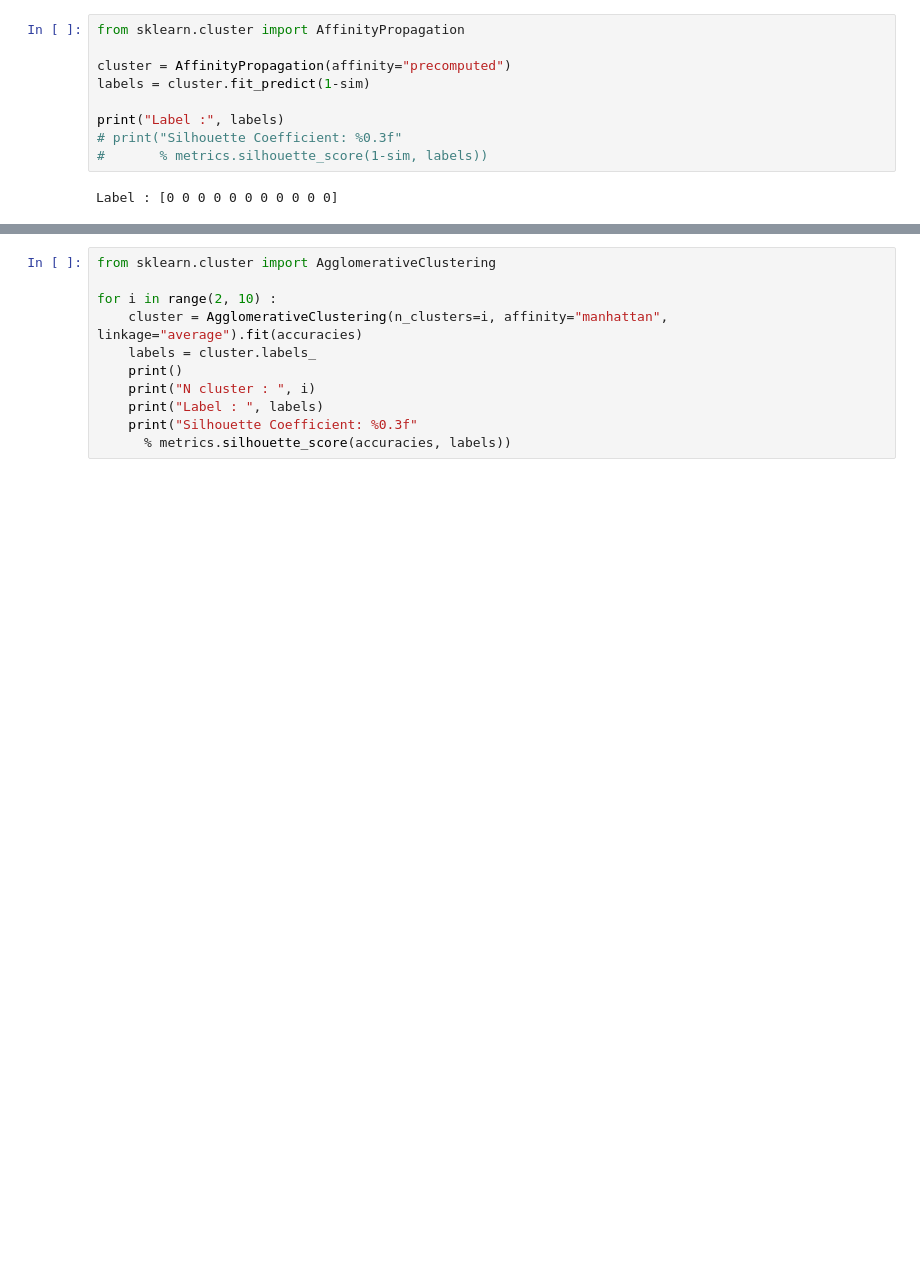
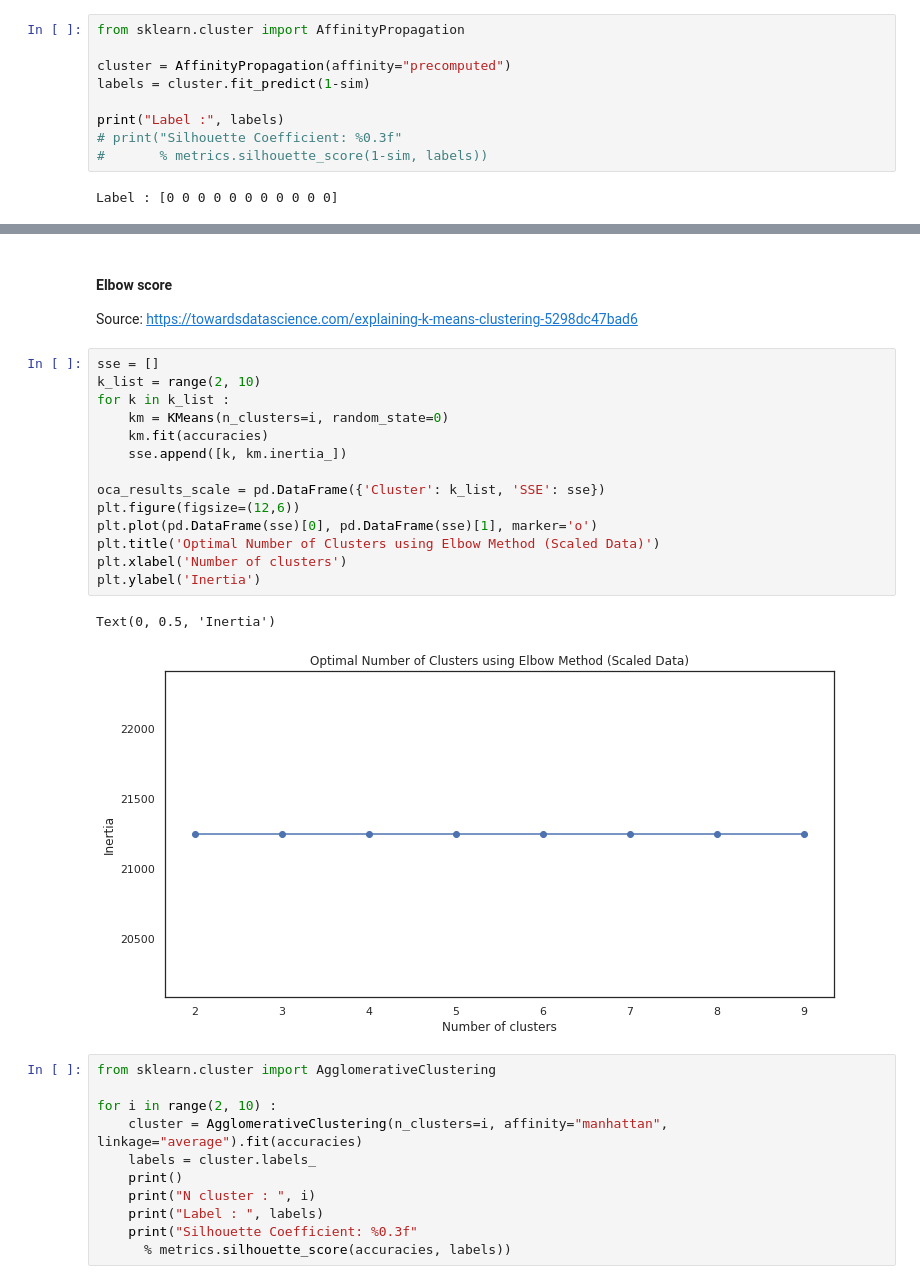
Before and after one commit to mhilmiasyrofi/attack-analysis, a Jupyter notebook: cifar10/cosine-simmilarity.ipynb, the cells around one changed output, grey strips where cells are left out. Cells and saved outputs as stored; diff of their text form; blank space fills up the shorter version.

```diff
--- a/cifar10/cosine-simmilarity.ipynb
+++ b/cifar10/cosine-simmilarity.ipynb
@@ -428,3 +436,23 @@ Centroid :  {4: 'autoattack', 8: 'autopgd', 3: 'bim', 0: 'cw', 5: 'fgsm', 7: 'de
+# %% [markdown]
+#### Elbow score
+Source: https://towardsdatascience.com/explaining-k-means-clustering-5298dc47bad6
+# %%
+sse = []
+k_list = range(2, 10)
+for k in k_list :
+    km = KMeans(n_clusters=i, random_state=0)
+    km.fit(accuracies)
+    sse.append([k, km.inertia_])
+
+oca_results_scale = pd.DataFrame({'Cluster': k_list, 'SSE': sse})
+plt.figure(figsize=(12,6))
+plt.plot(pd.DataFrame(sse)[0], pd.DataFrame(sse)[1], marker='o')
+plt.title('Optimal Number of Clusters using Elbow Method (Scaled Data)')
+plt.xlabel('Number of clusters')
+plt.ylabel('Inertia')
+# %% [output]
+Text(0, 0.5, 'Inertia')
+[figure, added]
 # %%
 from sklearn.cluster import AgglomerativeClustering
 
```
Also changed, not shown: parts of 14 cells of this notebook.
